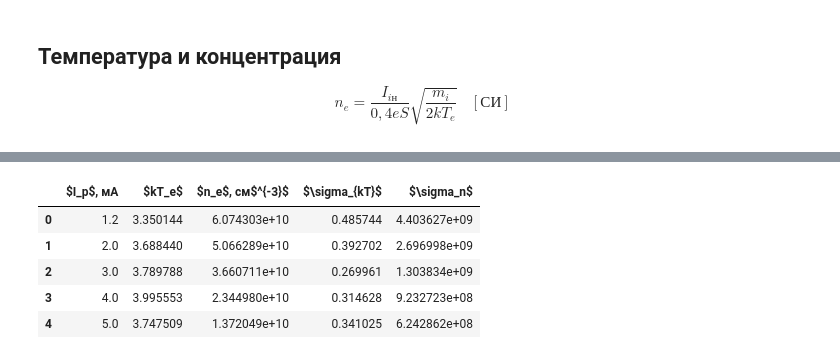
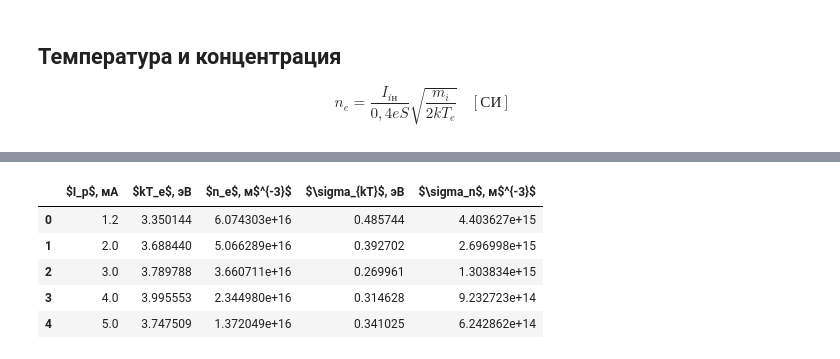
Before and after one commit to iudovin/labs, a Jupyter notebook: calc3-5-1.ipynb, the cells around one changed output, grey strips where cells are left out. Cells and saved outputs as stored; diff of their text form; code cells hidden in the pictures.

```diff
--- a/calc3-5-1.ipynb
+++ b/calc3-5-1.ipynb
@@ -20,6 +20,7 @@ for name in objects:
         data[name[:-4]] = pd.read_csv(name, sep=',', header=None)
 
 print('Data is ready!')
+_display_normal = True
 # %% [output]
 Data is ready!
 # %% [markdown]
@@ -117,10 +132,15 @@ $$I = I_{iн}\text{th}\frac{eU}{2kT_e}+AU$$
 # %%
 df = []
 for i in range(len(OPTs)):
+    i_d = I_d[i]
     opt = OPTs[i]
     cov = COVs[i]
-    row = [*opt, math.sqrt(cov[0,0]), math.sqrt(cov[1,1]), math.sqrt(cov[2,2])]
+    row = [i_d, *opt, math.sqrt(cov[0,0]), math.sqrt(cov[1,1]), math.sqrt(cov[2,2])]
     df.append(row)
 display(pd.DataFrame(df,
-        columns=['$a$', '$b$', '$c$', '$\sigma_a$', '$\sigma_b$', '$\sigma_c$']))
+        columns=['$I_p$, мА', '$I_{iн}$, мкА', r'$\frac{e}{2kT_e}$', '$A$, В$^{-1}$',
+                 '$\sigma_{I_{iн}}$, мкА', '$\sigma_{e(2kT_e)^{-1}}$', '$\sigma_A$, В$^{-1}$']))
+
+deltaU = np.array(deltaU)
+# display(pd.DataFrame(np.transpose([I_d, deltaU]), columns=['$I_p$, мА', '$\Delta U$, В']))
 # %% [output]
@@ -148,7 +168,6 @@ sigma_kT = eps_kT * kT
 
 
 grid = plt.GridSpec(2, 2, wspace=0.4, hspace=0.3)
-
 axes = [plt.subplot(grid[0, 0]), plt.subplot(grid[1, 0])]
 
 for p in axes:
@@ -157,58 +176,70 @@ for p in axes:
     p.tick_params(axis='both', which='major', labelsize=12)
     p.errorbar(I_d, kT, linestyle='', marker='o', yerr=sigma_kT, capsize=4)
     opt, cov = curve_fit(f, I_d, kT)
-    p.plot(I_d, f(I_d, *opt))
-    txt = '$kT={:.3f}\cdot I_р+{:.3f}$'.format(*opt)
+    #p.plot(I_d, f(I_d, *opt))
+    #txt = '$kT={:.3f}\cdot I_р+{:.3f}$'.format(*opt)
 
 plt1, plt2 = axes
 xx, yy = plt1.get_xlim(), plt1.get_ylim()
-plt1.text(xx[0] + (xx[1] - xx[0]) * 1e-2 , yy[1] - (yy[1] - yy[0]) * 1e-2, txt,
-           verticalalignment='top', horizontalalignment='left', fontsize=10)
+#plt1.text(xx[0] + (xx[1] - xx[0]) * 1e-2 , yy[1] - (yy[1] - yy[0]) * 1e-2, txt,
+#           verticalalignment='top', horizontalalignment='left', fontsize=10)
 
 plt2.set_xlim(0, xx[1])
 plt2.set_ylim(0, yy[1])
+plt2.ticklabel_format(axis='y', style='sci', scilimits=(1, 10), useMathText=True)
 xx, yy = plt2.get_xlim(), plt2.get_ylim()
-plt2.text(xx[1] - (xx[1] - xx[0]) * 1e-2 , yy[0] + (yy[1] - yy[0]) * 1e-2, txt,
-           verticalalignment='bottom', horizontalalignment='right', fontsize=10)
+#plt2.text(xx[1] - (xx[1] - xx[0]) * 1e-2 , yy[0] + (yy[1] - yy[0]) * 1e-2, txt,
+#           verticalalignment='bottom', horizontalalignment='right', fontsize=10)
 
 
 # концентрация
 
-m = 22 * 1.66e-27
-S = math.pi * 0.2 * 5.2 * 1e-6
+m_i = 22 * 1.66e-27  # кг
+S = math.pi * 0.2 * 5.2 * 1e-6  # м^2
+e = 1.6e-19  # Кл
 
-n_e = I_0*1e-6 / (0.4 * 1.6e-19 * S) * np.sqrt(m/(kT*3.2e-19))  # СИ
-n_e *= 1e-6
+n_e = I_0*1e-6 / (0.4*e*S) * np.sqrt(m_i/(2*kT*e))  # СИ
 
 eps_n = eps_kT / 2
 sigma_n = eps_n * n_e
 
 plt3 = plt.subplot(grid[0:, 1])
 plt3.set_xlabel('$I_p$ (мА)', fontsize=15)
-plt3.set_ylabel('$n_e$ (см$^{-3}$)', fontsize=15)
+plt3.set_ylabel('$n_e$ (м$^{-3}$)', fontsize=15)
 plt3.tick_params(axis='both', which='major', labelsize=12)
 plt3.ticklabel_format(axis='y', style='sci', useMathText=True)
 
 plt3.plot(I_d, n_e, linestyle='', marker='o')
 
 p = np.polyfit(I_d, n_e, 1)
-plt3.plot(I_d, [np.dot([i, 1], p) for i in I_d])
-txt = '$n_e\cdot 10^{{-10}}={:.3f}\cdot I_р+{:.3f}$'.format(*p*1e-10)
+plt3.plot(I_d, [np.dot([i, 1], p) for i in I_d], zorder=0)
+txt = '$n_e\cdot 10^{{-16}}={:.3f}\cdot I_р+{:.3f}$'.format(*p*1e-16)
 xx = plt3.get_xlim()
 yy = plt3.get_ylim()
 plt3.text(xx[1] - (xx[1] - xx[0]) * 1e-2 , yy[1] - (yy[1] - yy[0]) * 1e-2, txt,
            verticalalignment='top', horizontalalignment='right', fontsize=10)
 
 
 df = np.transpose(np.array([I_d, kT, n_e, sigma_kT, sigma_n]))
-df = pd.DataFrame(df, columns=['$I_р$, мА', '$kT_e$', '$n_e$, см$^{-3}$', '$\sigma_{kT}$', '$\sigma_n$'])
+df = pd.DataFrame(df, columns=['$I_р$, мА', '$kT_e$, эВ', '$n_e$, м$^{-3}$',
+                               '$\sigma_{kT}$, эВ', '$\sigma_n$, м$^{-3}$'])
 display(df)
+
+
+#print(deltaU/kT)
+
+n = n_e  # * np.exp(deltaU/kT)
+n_i = n  # * np.exp(deltaU/kT)
+
+df = np.transpose([I_d, n, n_i])
+df = pd.DataFrame(df, columns=['$I_р$, мА', '$n$, м$^{-3}$', '$n_i$, м$^{-3}$'])
+#display(df)
 # %% [output]
 [interactive output not drawn]
 [interactive output not drawn]
-|  | $I_р$, мА | $kT_e$ | $n_e$, см$^{-3}$ | $\sigma_{kT}$ | $\sigma_n$ |
-| 0 | 1.2 | 3.350144 | 6.074303e+10 | 0.485744 | 4.403627e+09 |
-| 1 | 2.0 | 3.688440 | 5.066289e+10 | 0.392702 | 2.696998e+09 |
-| 2 | 3.0 | 3.789788 | 3.660711e+10 | 0.269961 | 1.303834e+09 |
-| 3 | 4.0 | 3.995553 | 2.344980e+10 | 0.314628 | 9.232723e+08 |
-| 4 | 5.0 | 3.747509 | 1.372049e+10 | 0.341025 | 6.242862e+08 |
+|  | $I_р$, мА | $kT_e$, эВ | $n_e$, м$^{-3}$ | $\sigma_{kT}$, эВ | $\sigma_n$, м$^{-3}$ |
+| 0 | 1.2 | 3.350144 | 6.074303e+16 | 0.485744 | 4.403627e+15 |
+| 1 | 2.0 | 3.688440 | 5.066289e+16 | 0.392702 | 2.696998e+15 |
+| 2 | 3.0 | 3.789788 | 3.660711e+16 | 0.269961 | 1.303834e+15 |
+| 3 | 4.0 | 3.995553 | 2.344980e+16 | 0.314628 | 9.232723e+14 |
+| 4 | 5.0 | 3.747509 | 1.372049e+16 | 0.341025 | 6.242862e+14 |
```
Also changed, not shown: parts of 10 cells of this notebook.
